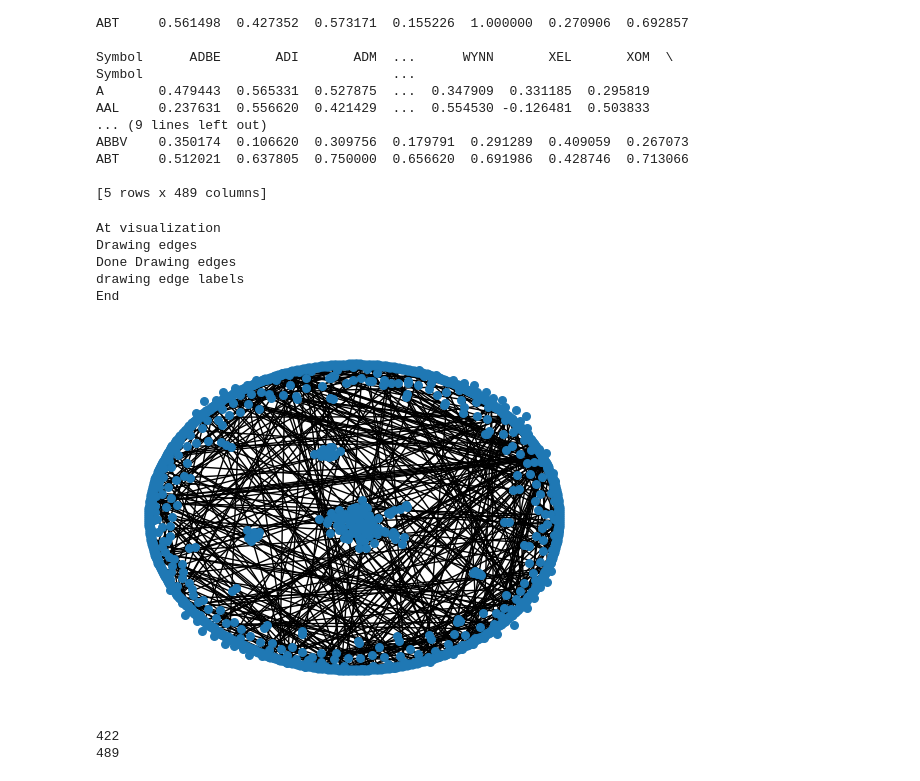
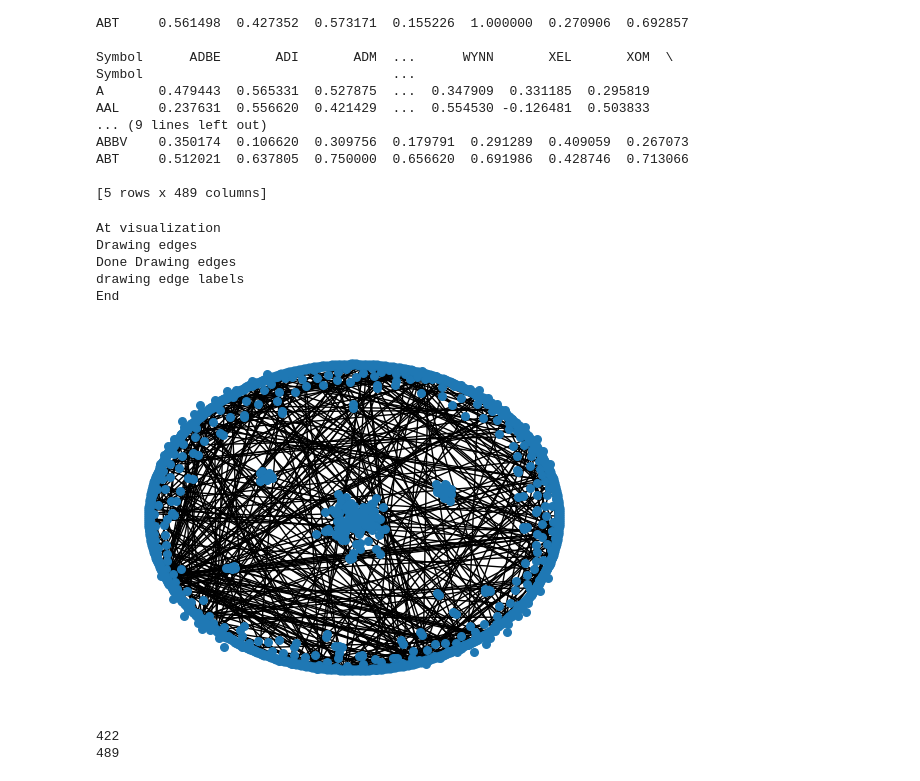
Before and after one commit to haydenac11/572-Project, a Jupyter notebook: plotting.ipynb, the cells around one changed output. Cells and saved outputs as stored; diff of their text form; code cells hidden in the pictures.

Commit message:
Made graph file

```diff
--- a/plotting.ipynb
+++ b/plotting.ipynb
@@ -159,33 +159,36 @@ for i in range(len(sp500_tickers)):
 # %%
 print("At visualization")
 #visualization
 #pos = nx.spring_layout(G, seed=42)
 pos = nx.spring_layout(G)
 # Draw only edges with significant correlation
 
 # I COMMENTED OUT THIS LINE BECAUSE I THINK IT DOES NOTHING
 # I MOVOED THE CORRELATION THRESHOLD TO THE PREVIOUS CELL
 #edges = [(source, target) for source, target, data in G.edges(data=True) if abs(data['weight']) > 0.5]
 
 
 nx.draw_networkx_nodes(G, pos, node_size=30)
 #nx.draw_networkx_labels(G, pos, font_size=8)
 print("Drawing edges")
-nx.draw_networkx_edges(G, pos, edgelist=edges, edge_color='gray')
+#nx.draw_networkx_edges(G, pos, edgelist=edges, edge_color='gray')
 print("Done Drawing edges")
 labels = nx.get_edge_attributes(G, 'weight')
 print("drawing edge labels")
 #nx.draw_networkx_edge_labels(G, pos, edge_labels=labels)
 print("End")
-nx.draw_circular(G, node_size=40)
+#nx.draw_circular(G, node_size=40)
+#nx.draw_kamada_kawai(G, node_size=40)
+#nx.draw_spectral(G, node_size=40)
+nx.draw_shell(G, node_size=40)
 #plt.show() #its a bullshit hgraph and idk if the coefficient is actually doing anything  useful here
 # %% [output]
 At visualization
 Drawing edges
 Done Drawing edges
 drawing edge labels
 End
-[figure, old version]
+[figure, new version]
 # %%
 print(G.size()) # edges
 print(len(G)) # nodes
```
Also changed, not shown: 1 other file.
